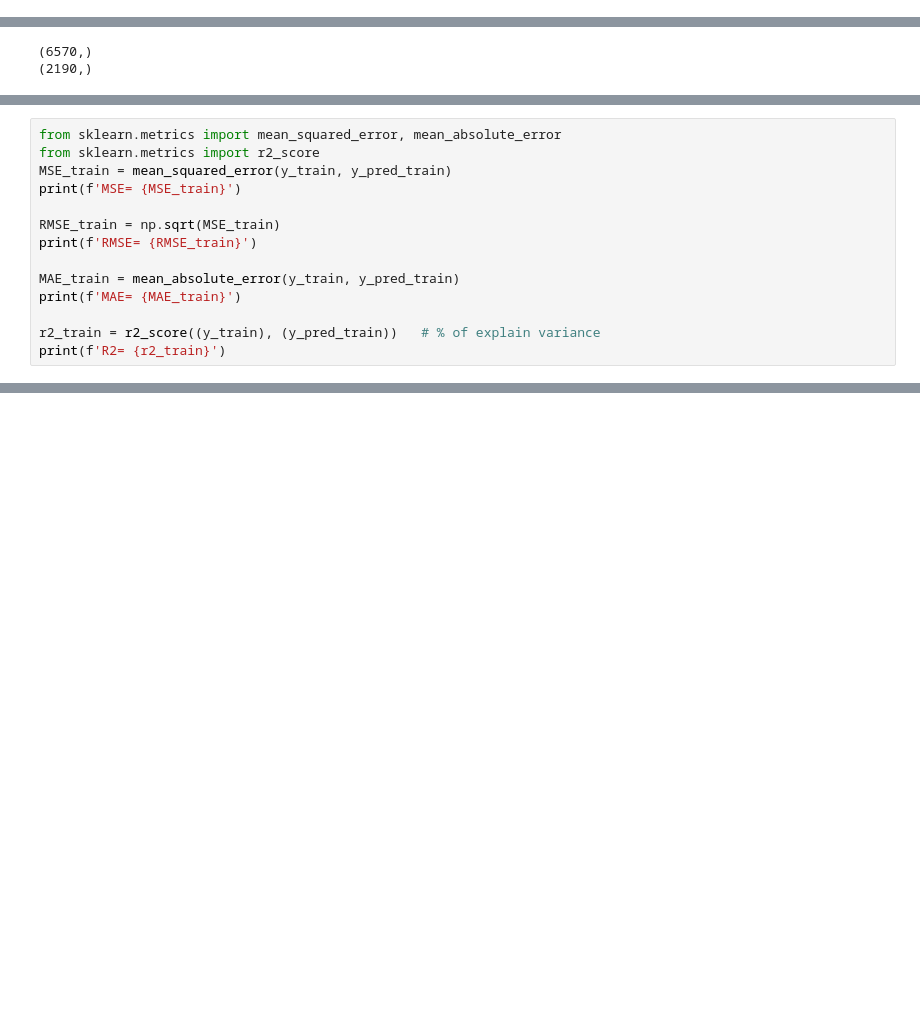
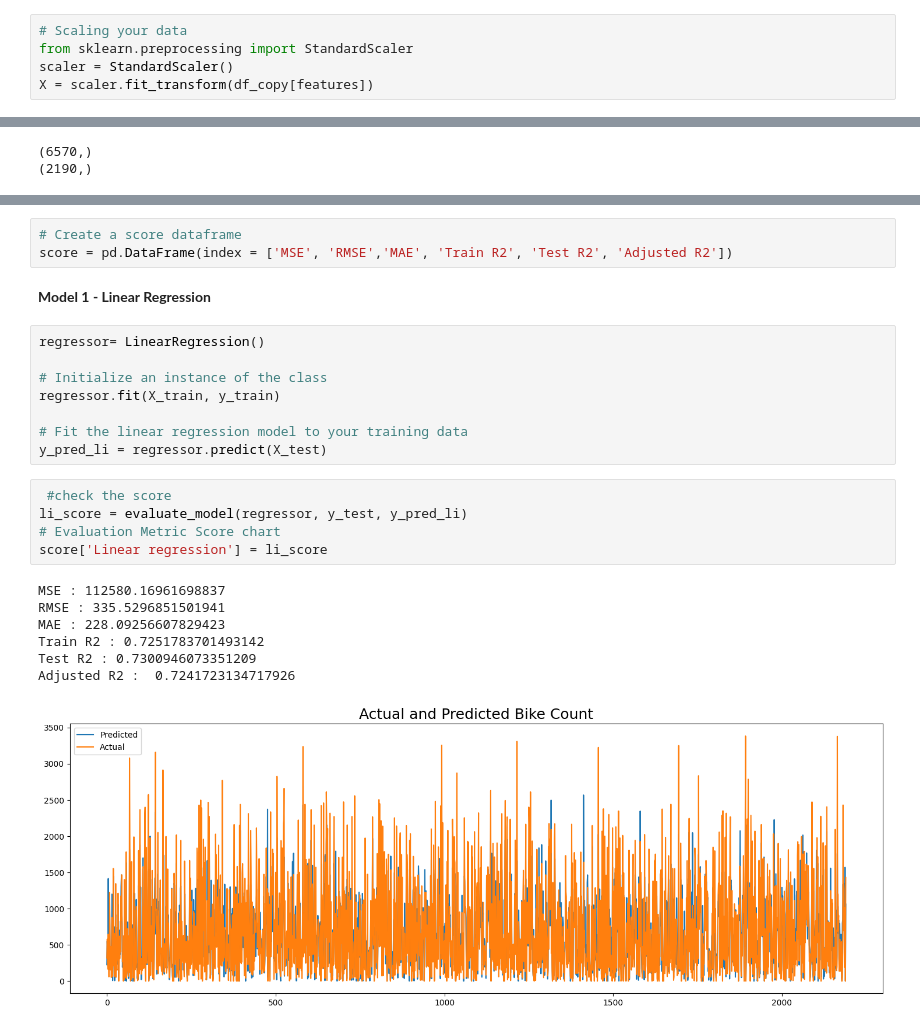
Before and after one commit to Pooja-2709/Bike_demand_prediction, a Jupyter notebook: Bike_sharing_demand_prediction.ipynb, the cells around one changed output, grey strips where cells are left out. Cells and saved outputs as stored; diff of their text form; blank space fills up the shorter version.

```diff
--- a/Bike_sharing_demand_prediction.ipynb
+++ b/Bike_sharing_demand_prediction.ipynb
@@ -772,0 +830,5 @@ y = np.sqrt(df_copy['Rented Bike Count'])
+# %%
+# Scaling your data
+from sklearn.preprocessing import StandardScaler
+scaler = StandardScaler()
+X = scaler.fit_transform(df_copy[features])
@@ -826,14 +867,0 @@ y_pred_test=regressor.predict(X_test)  #predicted value
-# %%
-from sklearn.metrics import mean_squared_error, mean_absolute_error
-from sklearn.metrics import r2_score
-MSE_train = mean_squared_error(y_train, y_pred_train)
-print(f'MSE= {MSE_train}')
-
-RMSE_train = np.sqrt(MSE_train)
-print(f'RMSE= {RMSE_train}')
-
-MAE_train = mean_absolute_error(y_train, y_pred_train)
-print(f'MAE= {MAE_train}')
-
-r2_train = r2_score((y_train), (y_pred_train))   # % of explain variance
-print(f'R2= {r2_train}')
@@ -959,0 +950,26 @@ R2 : 0.7680103057317668
+# %%
+# Create a score dataframe
+score = pd.DataFrame(index = ['MSE', 'RMSE','MAE', 'Train R2', 'Test R2', 'Adjusted R2'])
+# %% [markdown]
+**Model 1 - Linear Regression**
+# %%
+regressor= LinearRegression()
+
+# Initialize an instance of the class
+regressor.fit(X_train, y_train)
+
+# Fit the linear regression model to your training data
+y_pred_li = regressor.predict(X_test)
+# %%
+ #check the score
+li_score = evaluate_model(regressor, y_test, y_pred_li)
+# Evaluation Metric Score chart
+score['Linear regression'] = li_score
+# %% [output]
+MSE : 112580.16961698837
+RMSE : 335.5296851501941
+MAE : 228.09256607829423
+Train R2 : 0.7251783701493142
+Test R2 : 0.7300946073351209
+Adjusted R2 :  0.7241723134717926
+[figure, added]
```
Also changed, not shown: parts of 99 cells of this notebook.
